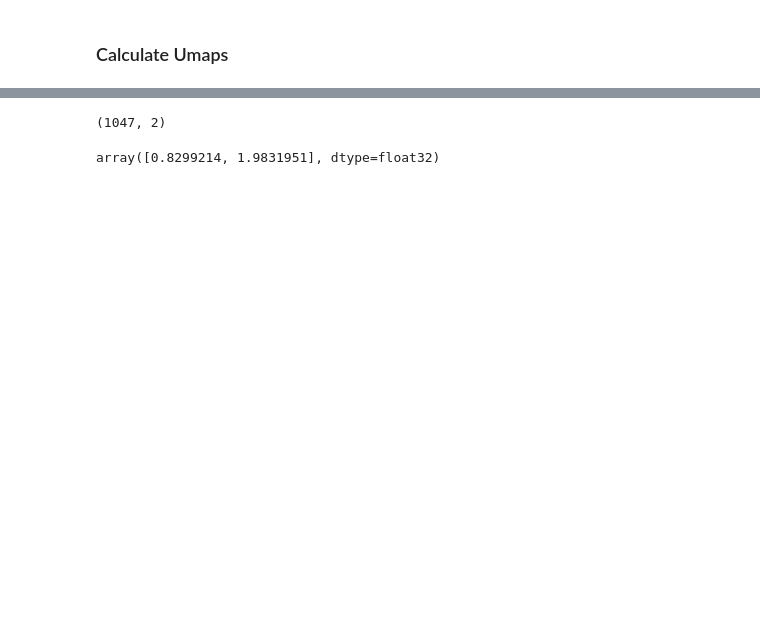
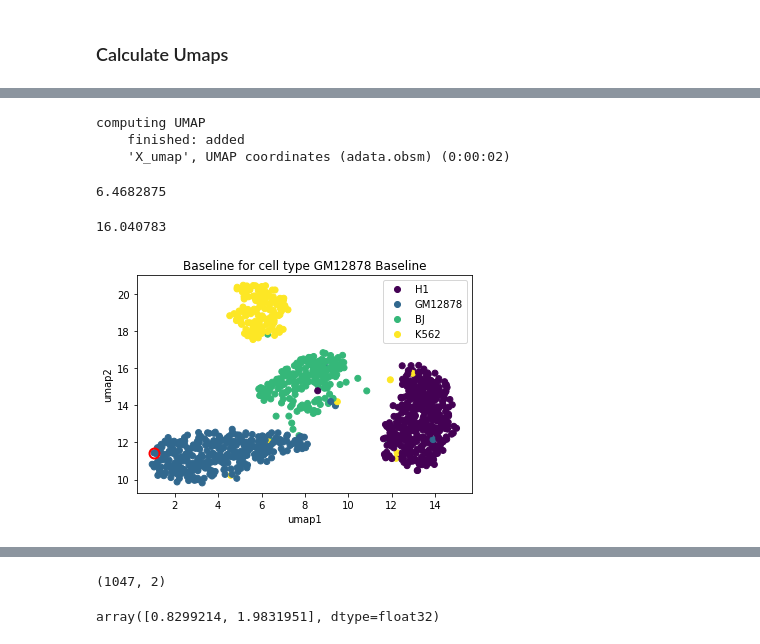
Before and after one commit to nihalnayak/bug-free-winner, a Jupyter notebook: Interpretation_Plots/interp_auto.ipynb, the cells around one changed output, grey strips where cells are left out. Saved outputs shown, nothing was run; the diff lists cells and outputs as text; code cells hidden in the pictures; blank space fills up the shorter version.

```diff
--- a/Interpretation_Plots/interp_auto.ipynb
+++ b/Interpretation_Plots/interp_auto.ipynb
@@ -116,0 +292,14 @@ plt.show()
+# %%
+sc.tl.umap(pred2)
+# %% [output]
+computing UMAP
+    finished: added
+    'X_umap', UMAP coordinates (adata.obsm) (0:00:02)
+# %%
+adata.obsm['X_umap'][:,0][1034]
+# %% [output]
+6.4682875
+# %%
+adata.obsm['X_umap'][:,1][1034]
+# %% [output]
+16.040783
@@ -116,0 +308,15 @@ plt.show()
+# %%
+CELL=0
+# %%
+labels=anno
+x=plt.scatter(adata.obsm['X_umap'][:,0],adata.obsm['X_umap'][:,1],c=labels)
+plt.plot(adata.obsm['X_umap'][:,0][CELL],adata.obsm['X_umap'][:,1][CELL], 'o',
+   ms=10, mec="red", mfc='none', mew=2)
+plt.title("Baseline for cell type GM12878 Baseline")
+plt.xlabel("umap1")
+plt.ylabel("umap2")
+classes = ["H1", "GM12878", "BJ", "K562"]
+plt.legend(handles=x.legend_elements()[0],labels=classes)
+plt.show()
+# %% [output]
+[figure, added]
```
Also changed, not shown: parts of 53 cells of this notebook, 6 other files.
